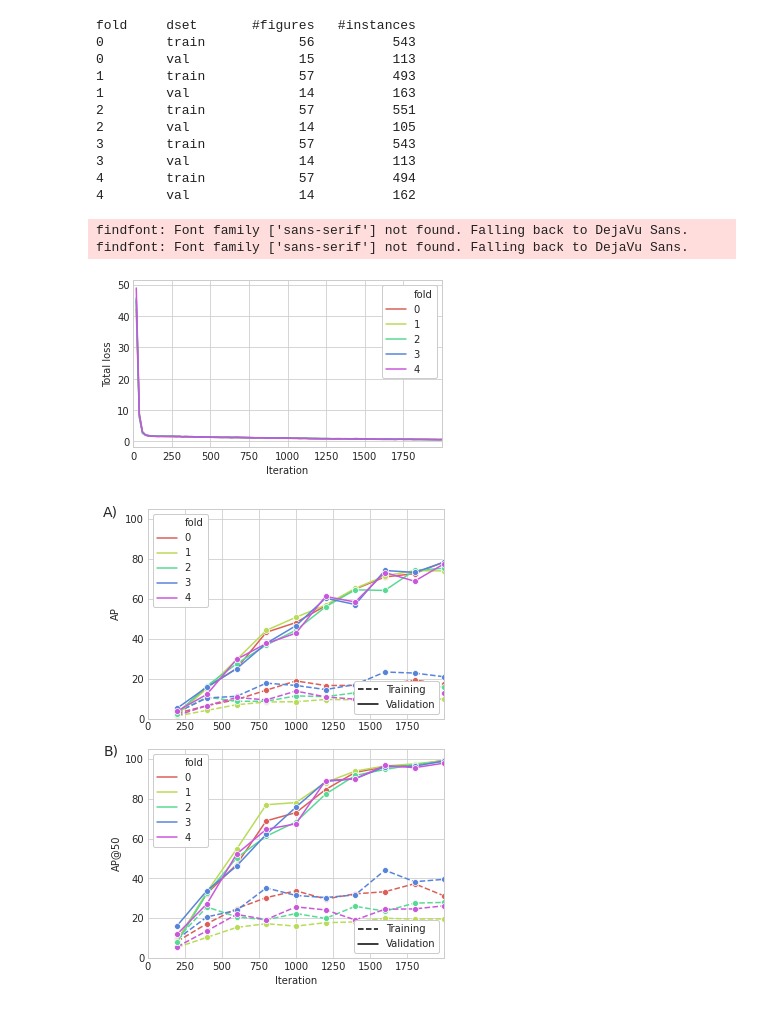
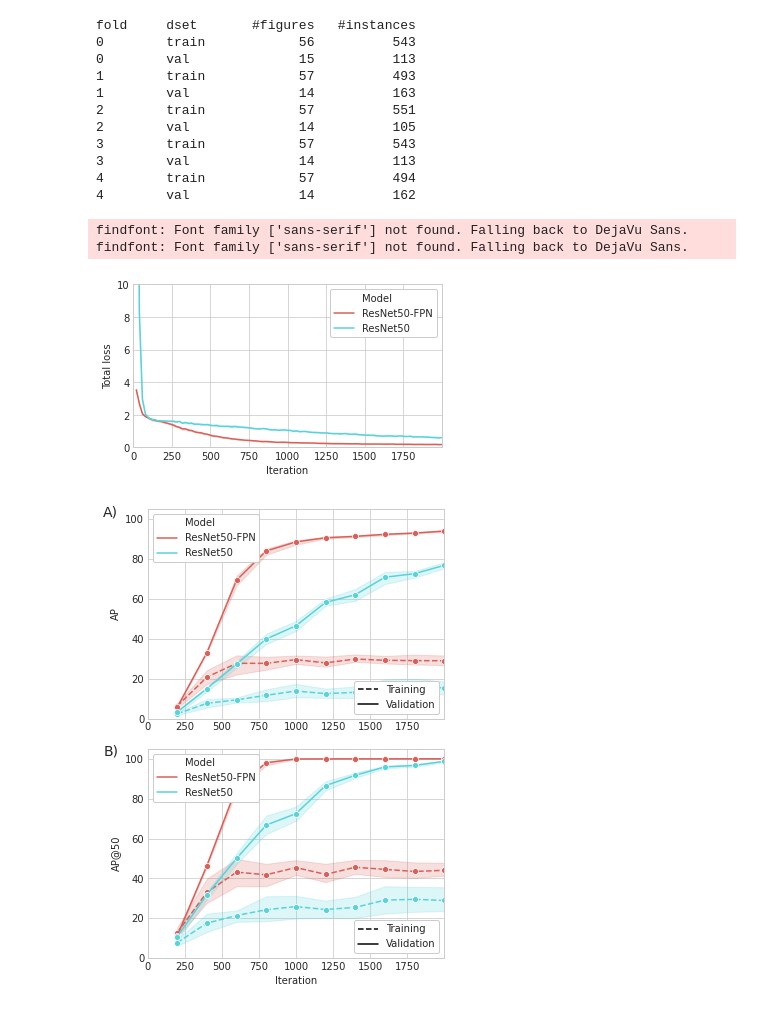
Before and after one commit to raplima/2020_cores_auto, a Jupyter notebook: scripts/eval.ipynb, the cells around one changed output. Drawn from its saved outputs; the diff is of its cells as text; code cells hidden in the pictures.

```diff
--- a/scripts/eval.ipynb
+++ b/scripts/eval.ipynb
@@ -85,26 +106,30 @@ with plt.style.context('seaborn-whitegrid'):
     rcParams['font.sans-serif'] = ['Tahoma']
     rcParams['legend.framealpha'] = 1.0
     rcParams['legend.frameon'] = True
-    palette = sns.color_palette("hls", len(df['fold'].unique()))
+    palette = sns.color_palette("hls", len(df['Model'].unique()))
 
     # first fig
-    fig, ax = plt.subplots(ncols=2, figsize=(5,6))
-    sns.lineplot(x="iteration", y="total_loss", hue='fold', palette=palette,
-                 data=dfs['R50-C4'], ax=ax[0])
+    fig, ax = plt.subplots(ncols=1, figsize=(5,3))
+    sns.lineplot(x="iteration", y="total_loss", hue='Model', palette=palette,
+                data=df,
+                ax=ax)
+    ax.set_xlim(0,np.max(df['iteration']))
+    ax.set_ylim(0,10)
     ax.set_xlabel('Iteration')
     ax.set_ylabel('Total loss')
-    ax.set_xlim(0,np.max(df['iteration']))
 
     fig.tight_layout()
     fig.savefig('/content/training_loss.pdf')
 
+    ############################################################################
+    ############################################################################
     # second fig
     fig, ax = plt.subplots(2, figsize=(5,7))
-    sns.lineplot(x="iteration", y="val/segm/AP", hue='fold',
+    sns.lineplot(x="iteration", y="val/segm/AP", hue='Model',
                  marker='o', palette=palette,
                  data=df, ax=ax[0])
 
-    sns.lineplot(x="iteration", y="val/segm/AP50", hue='fold',
+    sns.lineplot(x="iteration", y="val/segm/AP50", hue='Model',
                  marker='o', palette=palette,
                  data=df, ax=ax[1])
 
@@ -112,48 +137,50 @@ with plt.style.context('seaborn-whitegrid'):
     [ax[0].lines[ii].set_linestyle("--") for ii, _ in enumerate(ax[0].lines)]
     [ax[1].lines[ii].set_linestyle("--") for ii, _ in enumerate(ax[1].lines)]
 
-    sns.lineplot(x="iteration", y="train/segm/AP", hue='fold',
-                 marker='o', palette=palette, legend=False,
+    sns.lineplot(x="iteration", y="train/segm/AP", hue='Model',
+                 marker='o', palette=palette,
+                 legend=False,
                  data=df, ax=ax[0])
     ax[0].set_xlabel('')
     ax[0].set_ylabel('AP')
     ax[0].set_xlim(0,np.max(df['iteration']))
     ax[0].set_ylim(0,105)
 
-    sns.lineplot(x="iteration", y="train/segm/AP50", hue='fold',
-                 marker='o', palette=palette, legend=False,
+    sns.lineplot(x="iteration", y="train/segm/AP50", hue='Model',
+                 marker='o', palette=palette,
+                 legend=False,
                  data=df, ax=ax[1])
     ax[1].set_xlabel('Iteration')
     ax[1].set_ylabel('AP@50')
     ax[1].set_xlim(0,np.max(df['iteration']))
     ax[1].set_ylim(0,105)
 
     # get the legend for the plotted lines.
     first_legends = [ax[ii].get_legend() for ii in range(len(ax))]
     # Add the legend manually to the current Axes.
     for ii, first_legend in enumerate(first_legends):
         ax[ii].add_artist(first_legend)
 
     # set training/validation legend
     custom_lines = [Line2D([0], [0], color='k', ls="--"),
             Line2D([0], [0], color='k', ls="-")]
     for ii in range(len(ax)):
         ax[ii].legend(custom_lines, ['Training', 'Validation'], loc='lower right')
 
     # add letters:
     for ii, l in enumerate(['A)', 'B)']):
         ax[ii].text(-300, 100,
                     s=l,
                     bbox=dict(facecolor='white', edgecolor='white', alpha=1),
                     ha='left', va='bottom', size=14)
 
     fig.tight_layout()
     fig.savefig('/content/training_aps.pdf')
 # %% [output]
 findfont: Font family ['sans-serif'] not found. Falling back to DejaVu Sans.
 findfont: Font family ['sans-serif'] not found. Falling back to DejaVu Sans.
-[figure, old version]
+[figure, new version]
-[figure, old version]
+[figure, new version]
 # %%
 # create dataframe
 metrics = []
```
Also changed, not shown: parts of 4 cells of this notebook.
